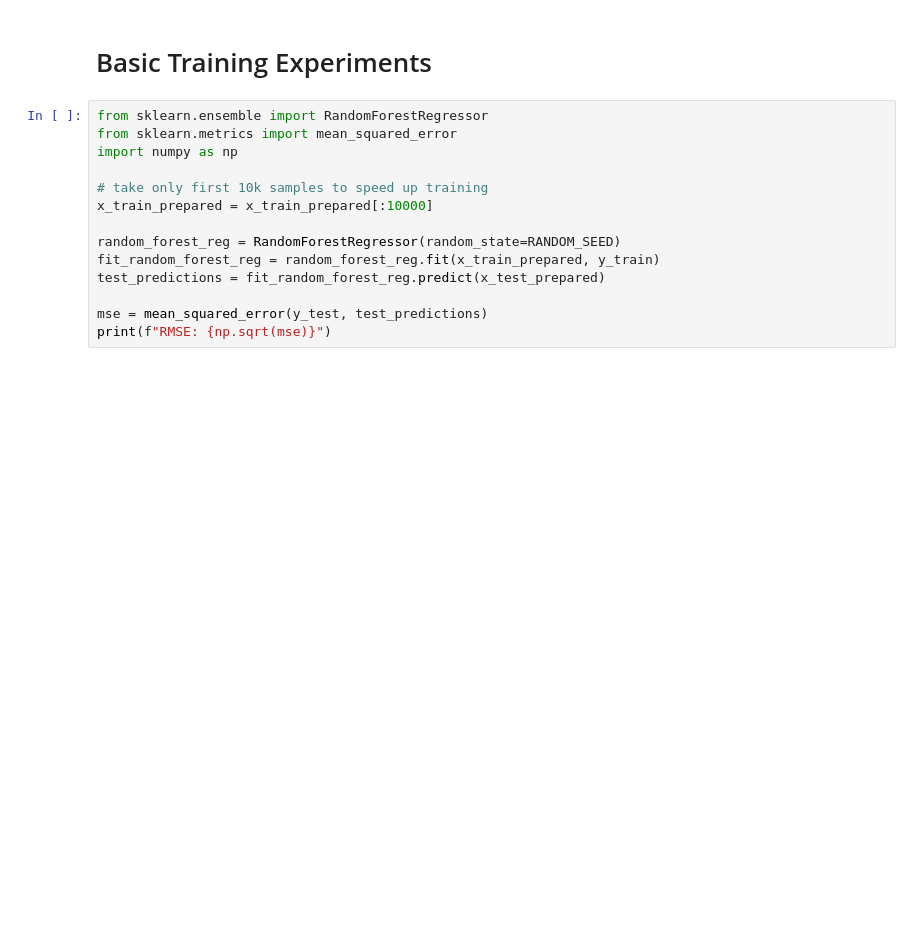
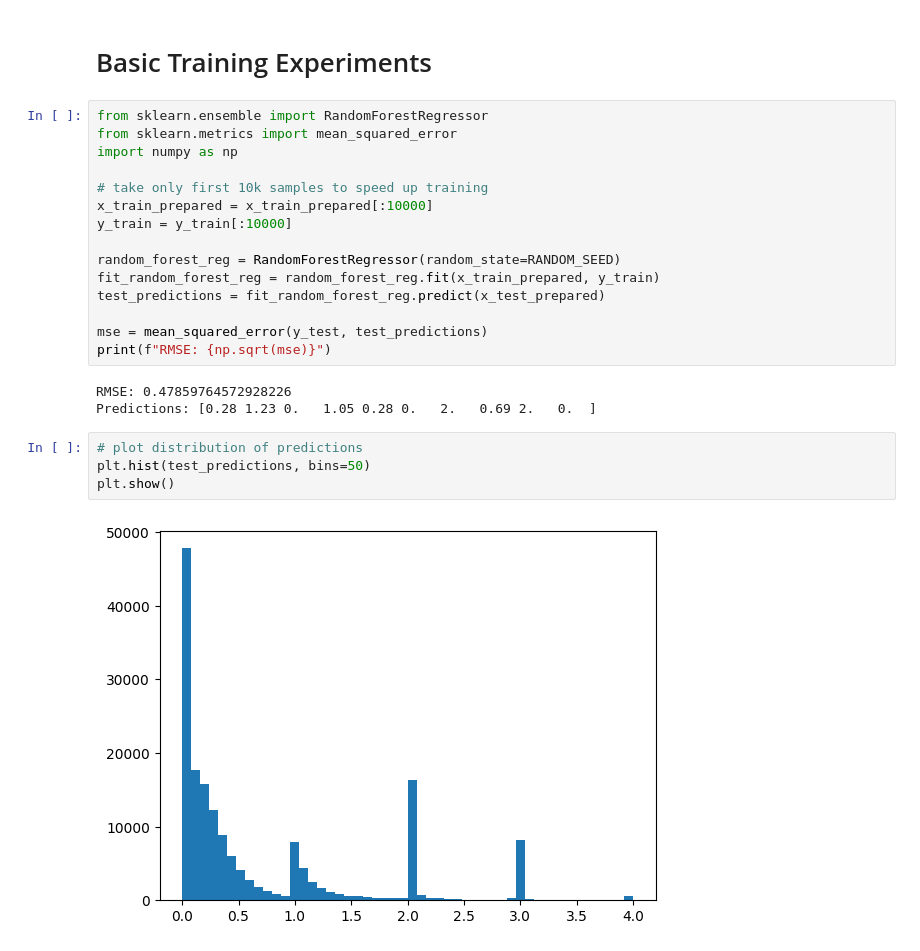
Before and after one commit to IdeaKing/ml4va, a Jupyter notebook: 01_data_experiments.ipynb, the cells around one changed output. Saved outputs shown, nothing was run; the diff lists cells and outputs as text; blank space fills up the shorter version.

```diff
--- a/01_data_experiments.ipynb
+++ b/01_data_experiments.ipynb
@@ -345,6 +345,7 @@ import numpy as np
 
 # take only first 10k samples to speed up training
 x_train_prepared = x_train_prepared[:10000]
+y_train = y_train[:10000]
 
 random_forest_reg = RandomForestRegressor(random_state=RANDOM_SEED)
 fit_random_forest_reg = random_forest_reg.fit(x_train_prepared, y_train)
@@ -352,3 +353,12 @@ test_predictions = fit_random_forest_reg.predict(x_test_prepared)
 
 mse = mean_squared_error(y_test, test_predictions)
 print(f"RMSE: {np.sqrt(mse)}")
+# %% [output]
+RMSE: 0.47859764572928226
+Predictions: [0.28 1.23 0.   1.05 0.28 0.   2.   0.69 2.   0.  ]
+# %%
+# plot distribution of predictions
+plt.hist(test_predictions, bins=50)
+plt.show()
+# %% [output]
+[figure, added]
```
